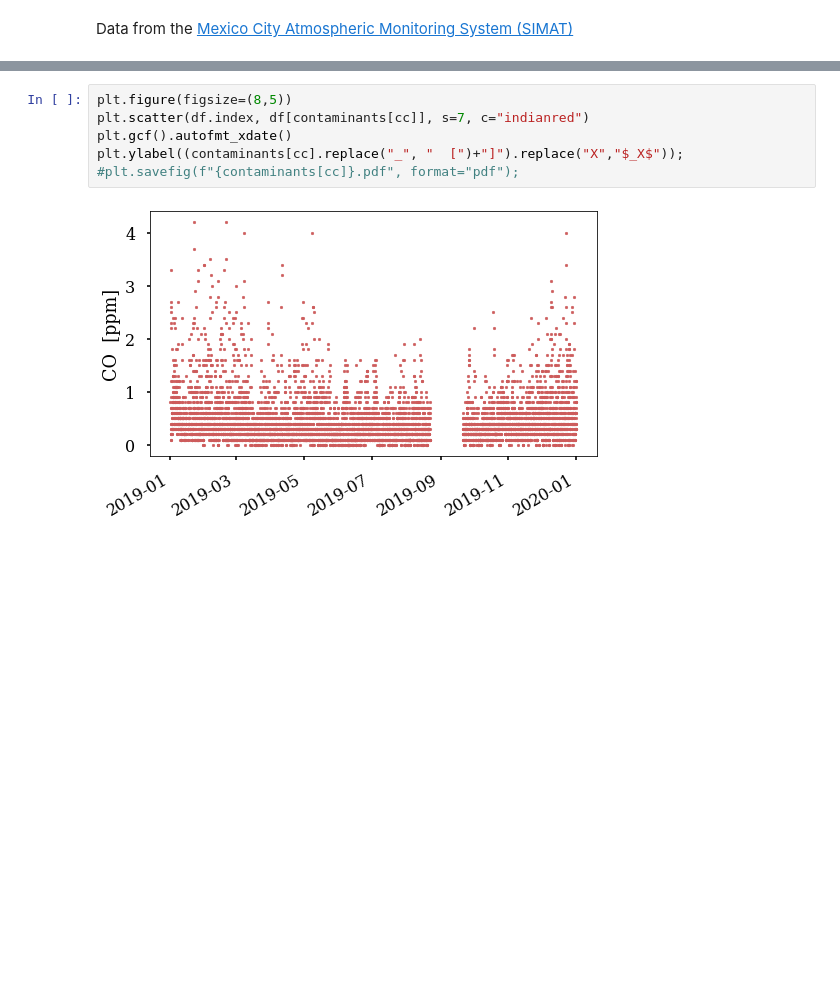
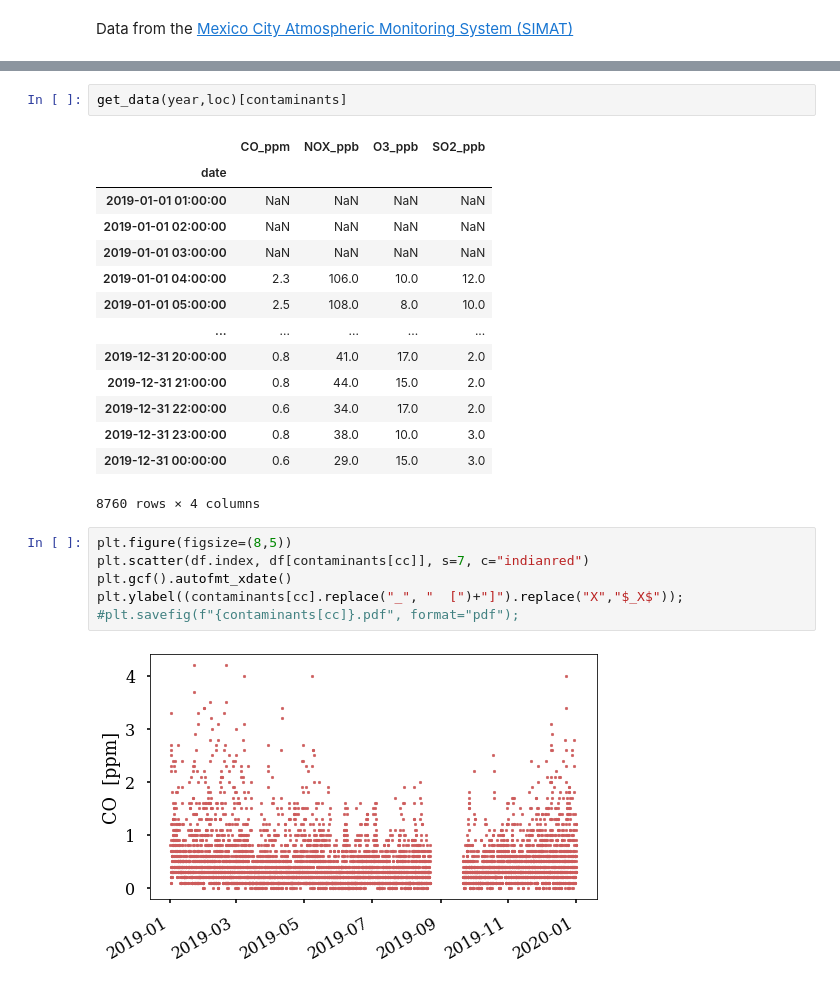
Before and after one commit to Chinnasf/Air-Quality-in-Mexico-City, a Jupyter notebook: Bayesian_Stats_project/CDMX_2nd_version.ipynb, the cells around one changed output, grey strips where cells are left out. Cells and saved outputs as stored; diff of their text form; blank space fills up the shorter version.

```diff
--- a/Bayesian_Stats_project/CDMX_2nd_version.ipynb
+++ b/Bayesian_Stats_project/CDMX_2nd_version.ipynb
@@ -67,6 +68,23 @@ df = get_data(year,loc,True)[contaminants]
 Available zones for this dataset: ['ACO' 'AJU' 'ATI' 'CAM' 'MON' 'CHO' 'COY' 'CUA' 'CUT' 'FAC' 'HGM' 'IZT'
  'LLA' 'LPR' 'MER' 'NEZ' 'PED' 'SAG' 'SFE' 'SJA' 'TAH' 'TLA' 'TLI' 'UAX'
  'UIZ' 'VIF' 'XAL' 'CCA' 'MGH' 'AJM' 'MPA' 'BJU' 'INN' 'GAM' 'FAR' 'SAC']
+# %%
+get_data(year,loc)[contaminants]
+# %% [output]
+|  | CO_ppm | NOX_ppb | O3_ppb | SO2_ppb |
+| date |  |  |  |  |
+| 2019-01-01 01:00:00 | NaN | NaN | NaN | NaN |
+| 2019-01-01 02:00:00 | NaN | NaN | NaN | NaN |
+| 2019-01-01 03:00:00 | NaN | NaN | NaN | NaN |
+| 2019-01-01 04:00:00 | 2.3 | 106.0 | 10.0 | 12.0 |
+| 2019-01-01 05:00:00 | 2.5 | 108.0 | 8.0 | 10.0 |
+| ... | ... | ... | ... | ... |
+| 2019-12-31 20:00:00 | 0.8 | 41.0 | 17.0 | 2.0 |
+| 2019-12-31 21:00:00 | 0.8 | 44.0 | 15.0 | 2.0 |
+| 2019-12-31 22:00:00 | 0.6 | 34.0 | 17.0 | 2.0 |
+| 2019-12-31 23:00:00 | 0.8 | 38.0 | 10.0 | 3.0 |
+| 2019-12-31 00:00:00 | 0.6 | 29.0 | 15.0 | 3.0 |
+8760 rows × 4 columns
 # %%
 plt.figure(figsize=(8,5))
 plt.scatter(df.index, df[contaminants[cc]], s=7, c="indianred")
```
Also changed, not shown: parts of 7 cells of this notebook.
